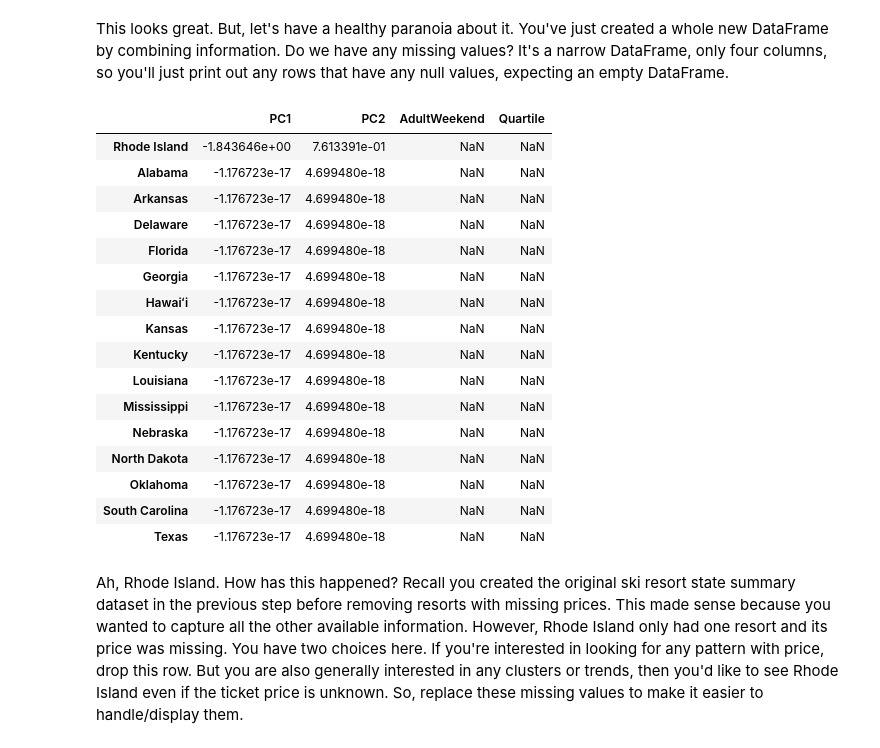
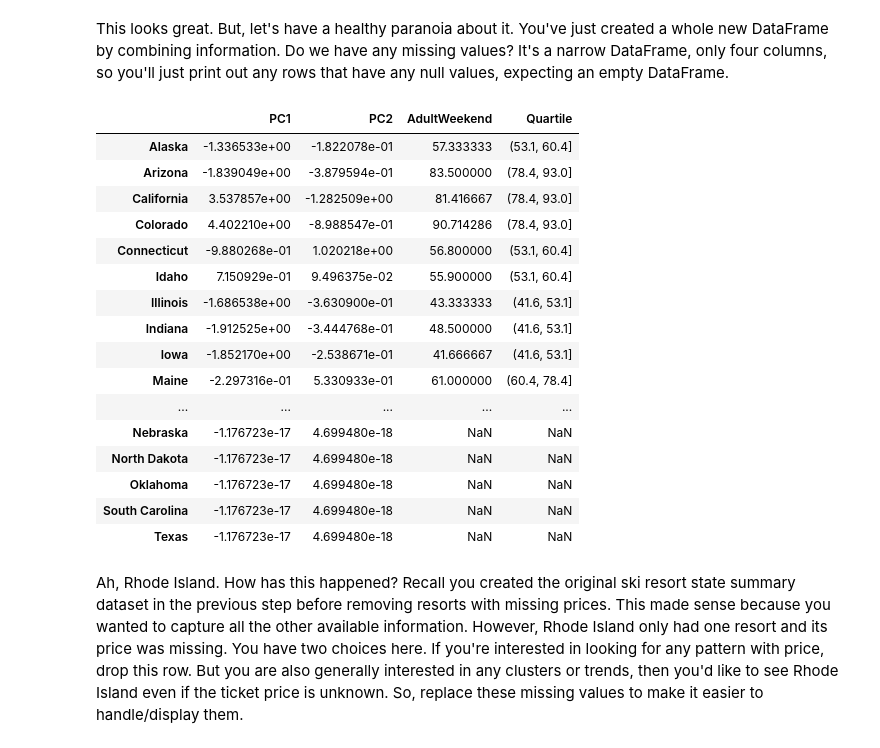
Before and after one commit to springboard-curriculum/DataScienceGuidedCapstone, a Jupyter notebook: Notebooks/03_exploratory_data_analysis.ipynb, the cells around one changed output. Saved outputs shown, nothing was run; the diff lists cells and outputs as text; code cells hidden in the pictures.

```diff
--- a/Notebooks/03_exploratory_data_analysis.ipynb
+++ b/Notebooks/03_exploratory_data_analysis.ipynb
@@ -552,19 +552,20 @@ dtype: object
 This looks great. But, let's have a healthy paranoia about it. You've just created a whole new DataFrame by combining information. Do we have any missing values? It's a narrow DataFrame, only four columns, so you'll just print out any rows that have any null values, expecting an empty DataFrame.
 # %%
 pca_df[pca_df.isnull().any(axis=1)]
+pca_df
 # %% [output]
 |  | PC1 | PC2 | AdultWeekend | Quartile |
-| Rhode Island | -1.843646e+00 | 7.613391e-01 | NaN | NaN |
-| Alabama | -1.176723e-17 | 4.699480e-18 | NaN | NaN |
-| Arkansas | -1.176723e-17 | 4.699480e-18 | NaN | NaN |
-| Delaware | -1.176723e-17 | 4.699480e-18 | NaN | NaN |
-| Florida | -1.176723e-17 | 4.699480e-18 | NaN | NaN |
-| Georgia | -1.176723e-17 | 4.699480e-18 | NaN | NaN |
-| Hawaiʻi | -1.176723e-17 | 4.699480e-18 | NaN | NaN |
-| Kansas | -1.176723e-17 | 4.699480e-18 | NaN | NaN |
-| Kentucky | -1.176723e-17 | 4.699480e-18 | NaN | NaN |
-| Louisiana | -1.176723e-17 | 4.699480e-18 | NaN | NaN |
-| Mississippi | -1.176723e-17 | 4.699480e-18 | NaN | NaN |
+| Alaska | -1.336533e+00 | -1.822078e-01 | 57.333333 | (53.1, 60.4] |
+| Arizona | -1.839049e+00 | -3.879594e-01 | 83.500000 | (78.4, 93.0] |
+| California | 3.537857e+00 | -1.282509e+00 | 81.416667 | (78.4, 93.0] |
+| Colorado | 4.402210e+00 | -8.988547e-01 | 90.714286 | (78.4, 93.0] |
+| Connecticut | -9.880268e-01 | 1.020218e+00 | 56.800000 | (53.1, 60.4] |
+| Idaho | 7.150929e-01 | 9.496375e-02 | 55.900000 | (53.1, 60.4] |
+| Illinois | -1.686538e+00 | -3.630900e-01 | 43.333333 | (41.6, 53.1] |
+| Indiana | -1.912525e+00 | -3.444768e-01 | 48.500000 | (41.6, 53.1] |
+| Iowa | -1.852170e+00 | -2.538671e-01 | 41.666667 | (41.6, 53.1] |
+| Maine | -2.297316e-01 | 5.330933e-01 | 61.000000 | (60.4, 78.4] |
+| ... | ... | ... | ... | ... |
 | Nebraska | -1.176723e-17 | 4.699480e-18 | NaN | NaN |
 | North Dakota | -1.176723e-17 | 4.699480e-18 | NaN | NaN |
 | Oklahoma | -1.176723e-17 | 4.699480e-18 | NaN | NaN |
```
Also changed, not shown: parts of 4 cells of this notebook, 4 other files.
